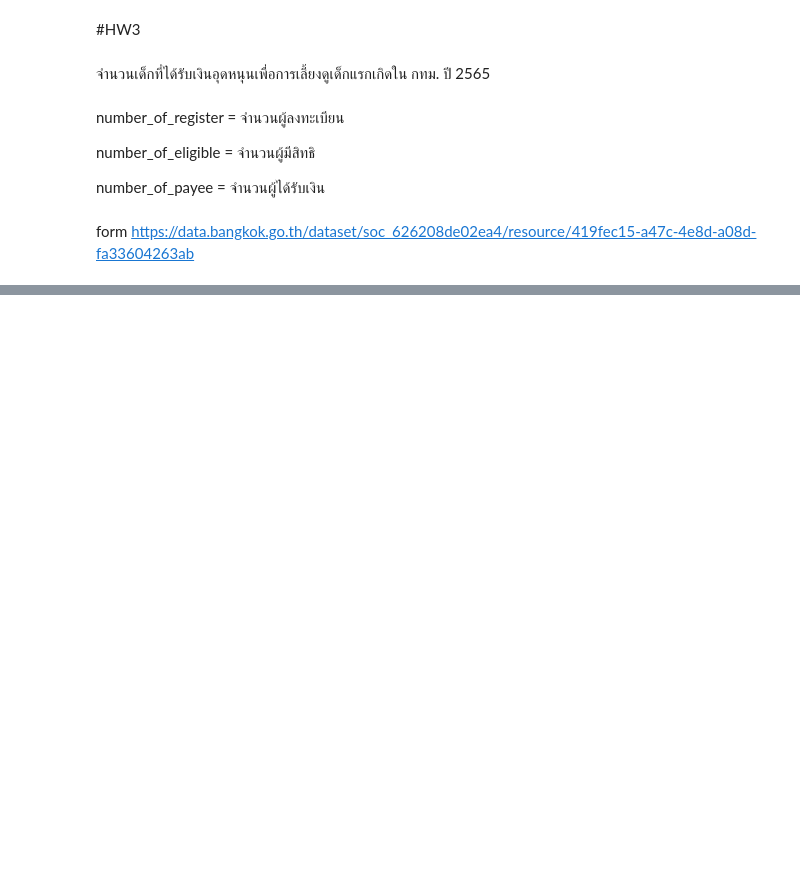
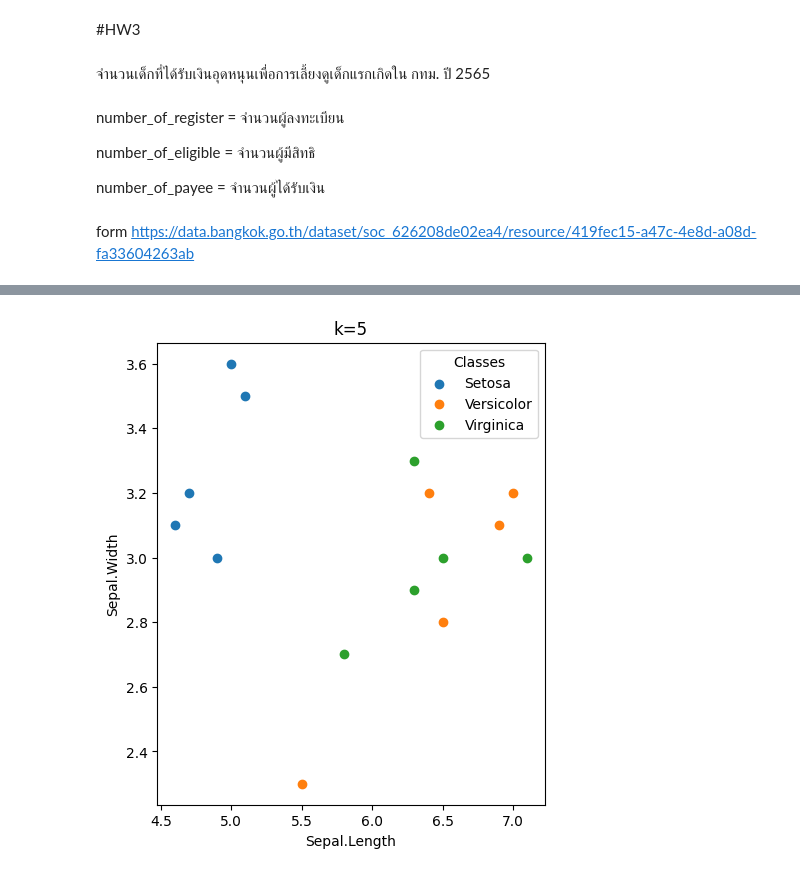
Before and after one commit to chin0104/DPDM2023, a Jupyter notebook: DPDM_HW.ipynb, the cells around one changed output, grey strips where cells are left out. Drawn from its saved outputs; the diff is of its cells as text; code cells hidden in the pictures; blank space fills up the shorter version.

```diff
--- a/DPDM_HW.ipynb
+++ b/DPDM_HW.ipynb
@@ -194,0 +158,9 @@ olbpnp = plt.boxplot(data3['number_of_payee'])
+# %%
+test_label_0 = iris['target'][:5]
+test_label_1 = iris['target'][50:55]
+test_label_2 = iris['target'][100:105]
+
+train_label_0 = iris['target'][5:50]
+train_label_1 = iris['target'][55:100]
+train_label_2 = iris['target'][105:]
+k = 3
@@ -194,0 +232,18 @@ olbpnp = plt.boxplot(data3['number_of_payee'])
+# %%
+k = 5
+predictions = []
+for i in range(len(test_data)):
+    predictions.extend(knn(train_data[i], train_labels[i], test_data[i], k))
+plt.figure(figsize=(5, 6))
+
+plt.scatter(test_data[0][:, 0], test_data[0][:, 1], label=f'Setosa')
+plt.scatter(test_data[1][:, 0], test_data[1][:, 1], label=f'Versicolor')
+plt.scatter(test_data[2][:, 0], test_data[2][:, 1], label=f'Virginica')
+plt.xlabel('Sepal.Length')
+plt.ylabel('Sepal.Width')
+plt.legend(title='Classes')
+
+plt.title('k=5')
+plt.show()
+# %% [output]
+[figure, added]
```
Also changed, not shown: parts of 30 cells of this notebook.
